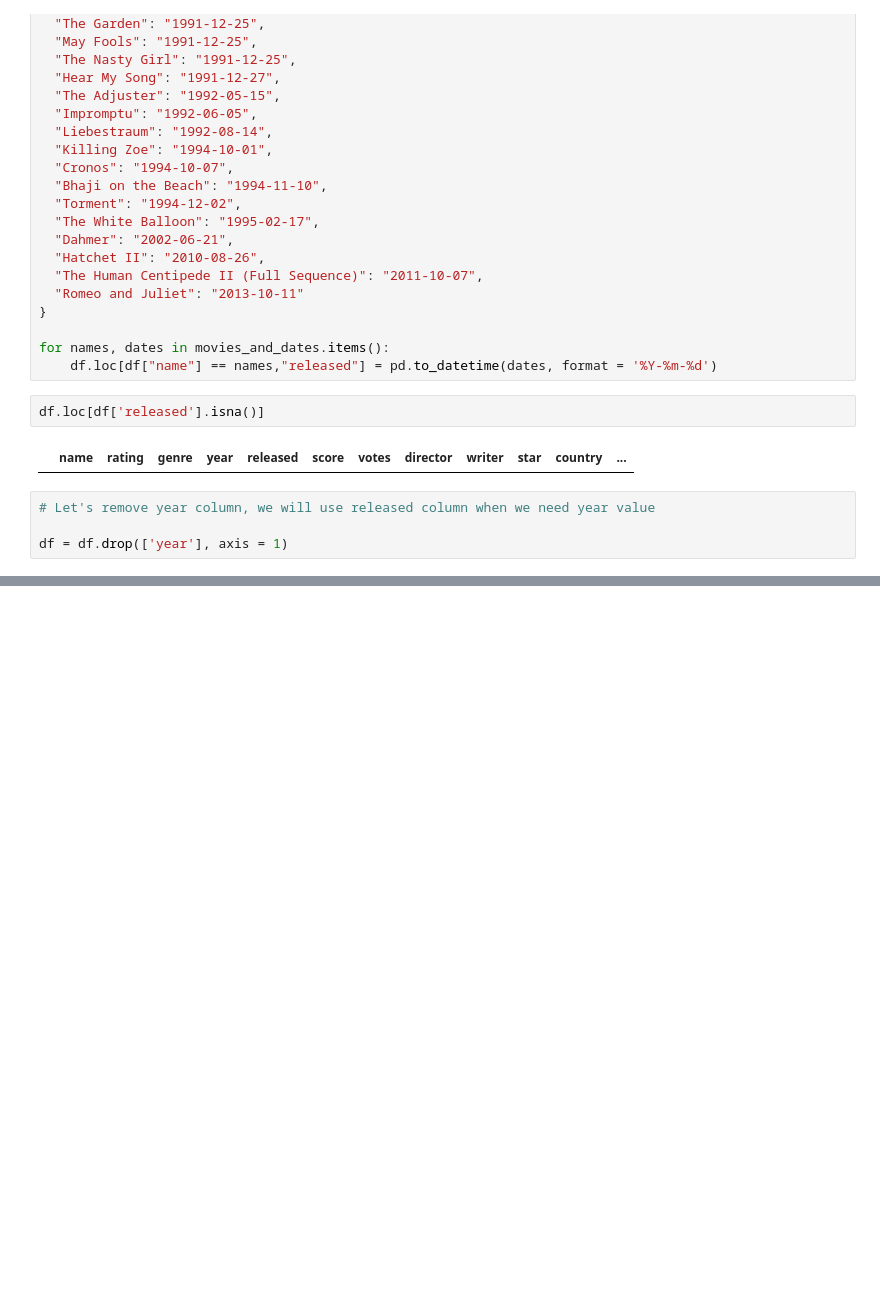
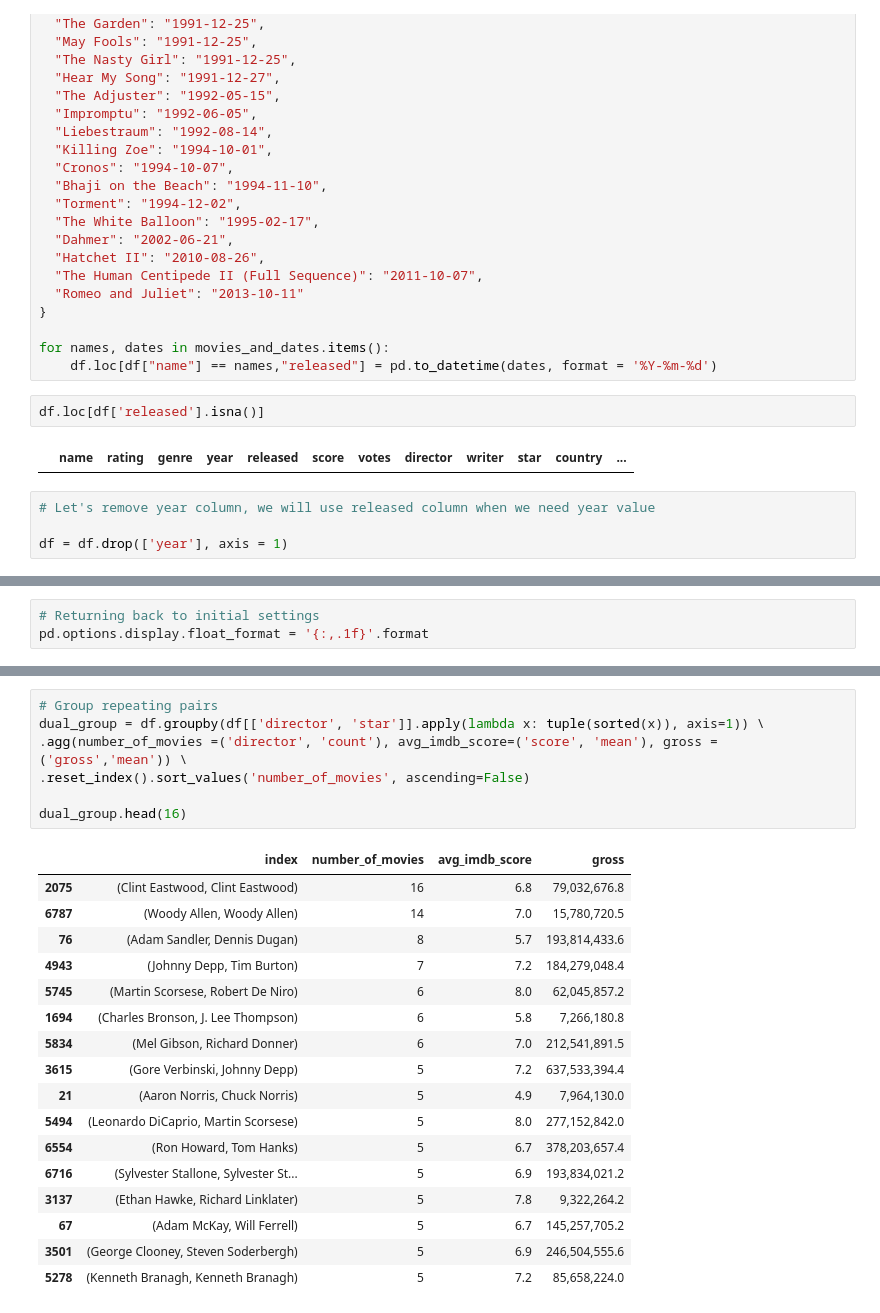
Before and after one commit to gururaser/film-analysis-project, a Jupyter notebook: film-analysis.ipynb, the cells around one changed output, grey strips where cells are left out. Drawn from its saved outputs; the diff is of its cells as text; blank space fills up the shorter version.

```diff
--- a/film-analysis.ipynb
+++ b/film-analysis.ipynb
@@ -704,0 +747,3 @@ On the other hand, Biograpy and History genres fall behind the other genres. Alt
+# %%
+# Returning back to initial settings
+pd.options.display.float_format = '{:,.1f}'.format
@@ -704,0 +762,25 @@ On the other hand, Biograpy and History genres fall behind the other genres. Alt
+# %%
+# Group repeating pairs
+dual_group = df.groupby(df[['director', 'star']].apply(lambda x: tuple(sorted(x)), axis=1)) \
+.agg(number_of_movies =('director', 'count'), avg_imdb_score=('score', 'mean'), gross = ('gross','mean')) \
+.reset_index().sort_values('number_of_movies', ascending=False)
+
+dual_group.head(16)
+# %% [output]
+|  | index | number_of_movies | avg_imdb_score | gross |
+| 2075 | (Clint Eastwood, Clint Eastwood) | 16 | 6.8 | 79,032,676.8 |
+| 6787 | (Woody Allen, Woody Allen) | 14 | 7.0 | 15,780,720.5 |
+| 76 | (Adam Sandler, Dennis Dugan) | 8 | 5.7 | 193,814,433.6 |
+| 4943 | (Johnny Depp, Tim Burton) | 7 | 7.2 | 184,279,048.4 |
+| 5745 | (Martin Scorsese, Robert De Niro) | 6 | 8.0 | 62,045,857.2 |
+| 1694 | (Charles Bronson, J. Lee Thompson) | 6 | 5.8 | 7,266,180.8 |
+| 5834 | (Mel Gibson, Richard Donner) | 6 | 7.0 | 212,541,891.5 |
+| 3615 | (Gore Verbinski, Johnny Depp) | 5 | 7.2 | 637,533,394.4 |
+| 21 | (Aaron Norris, Chuck Norris) | 5 | 4.9 | 7,964,130.0 |
+| 5494 | (Leonardo DiCaprio, Martin Scorsese) | 5 | 8.0 | 277,152,842.0 |
+| 6554 | (Ron Howard, Tom Hanks) | 5 | 6.7 | 378,203,657.4 |
+| 6716 | (Sylvester Stallone, Sylvester St... | 5 | 6.9 | 193,834,021.2 |
+| 3137 | (Ethan Hawke, Richard Linklater) | 5 | 7.8 | 9,322,264.2 |
+| 67 | (Adam McKay, Will Ferrell) | 5 | 6.7 | 145,257,705.2 |
+| 3501 | (George Clooney, Steven Soderbergh) | 5 | 6.9 | 246,504,555.6 |
+| 5278 | (Kenneth Branagh, Kenneth Branagh) | 5 | 7.2 | 85,658,224.0 |
```
Also changed, not shown: parts of 52 cells of this notebook.
